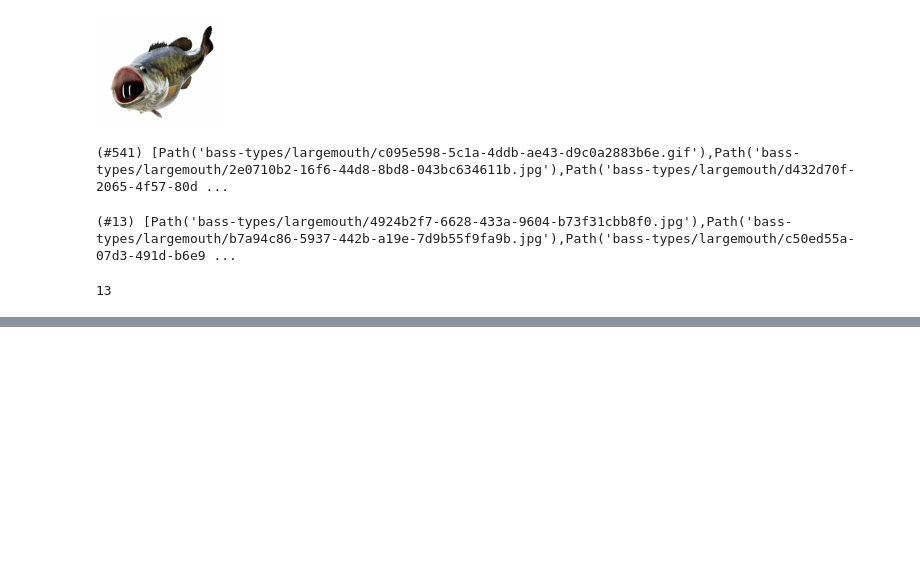
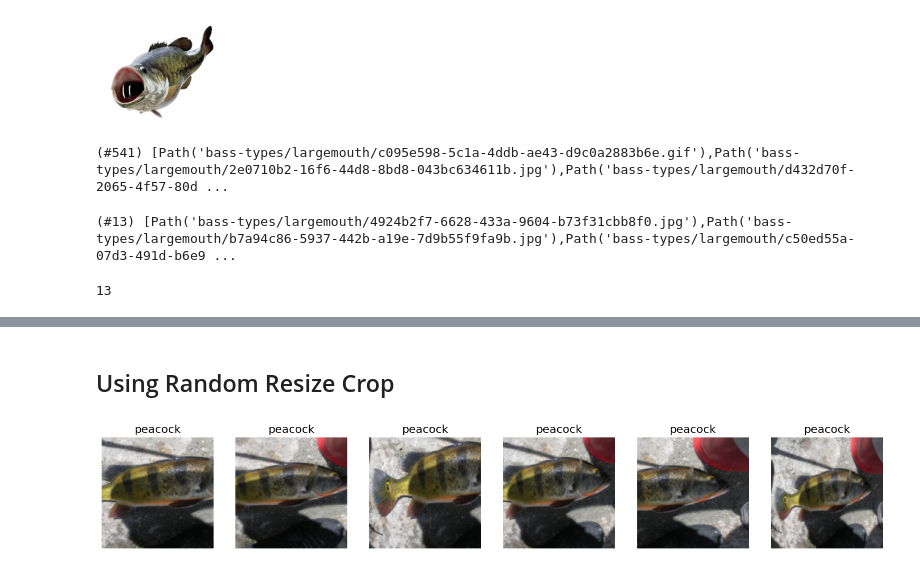
Before and after one commit to akaigraham/practical-deep-learning, a Jupyter notebook: first-deploy/first-deploy.ipynb, the cells around one changed output, grey strips where cells are left out. Cells and saved outputs as stored; diff of their text form; code cells hidden in the pictures; blank space fills up the shorter version.

```diff
--- a/first-deploy/first-deploy.ipynb
+++ b/first-deploy/first-deploy.ipynb
@@ -69,0 +107,8 @@ corrupt_ims.map(Path.unlink);
+# %% [markdown]
+## Using Random Resize Crop
+# %%
+bass = bass.new(item_tfms=RandomResizedCrop(128, min_scale=0.3))
+dls = bass.dataloaders(path)
+dls.train.show_batch(max_n=6, nrows=1, unique=True)
+# %% [output]
+[figure, added]
```
Also changed, not shown: parts of 19 cells of this notebook.
